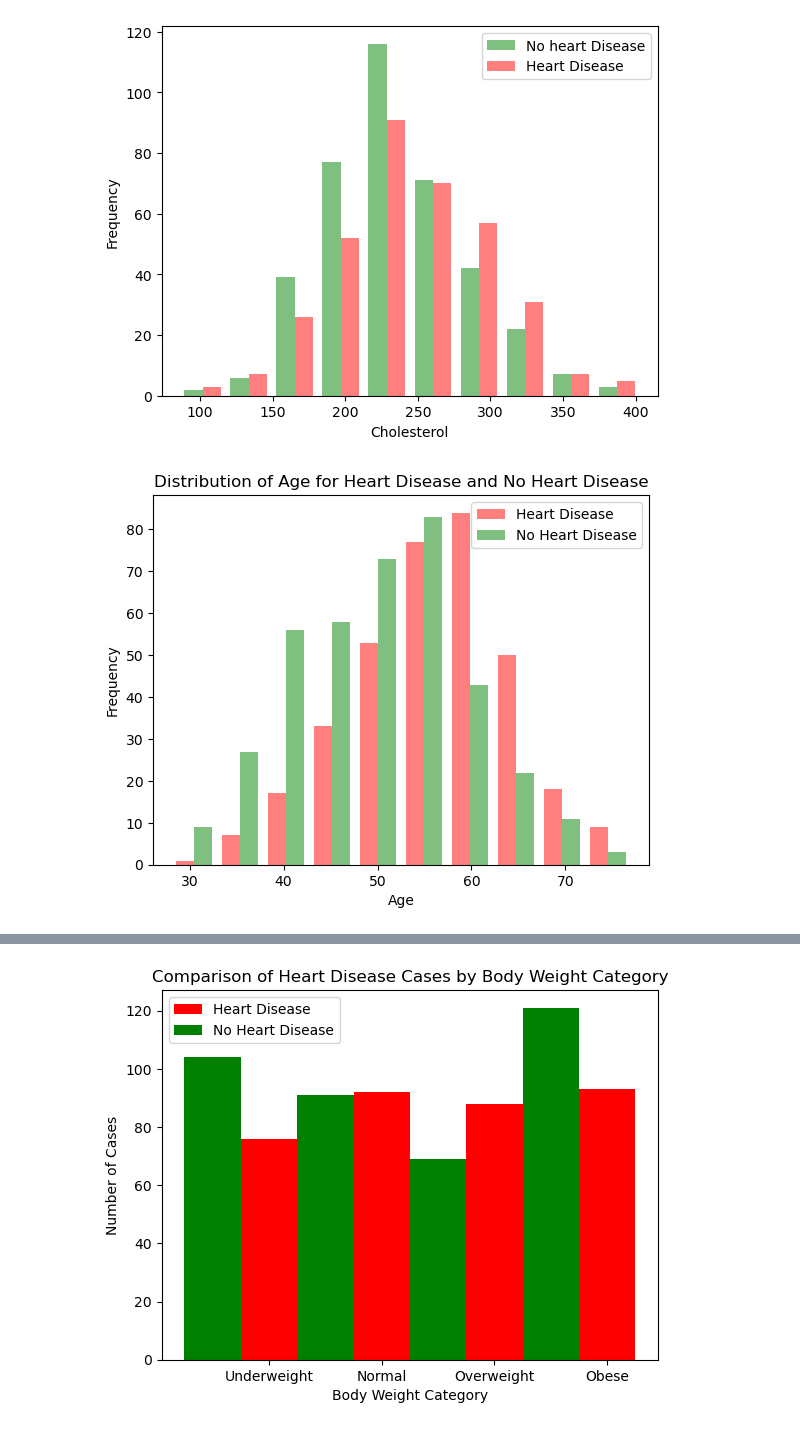
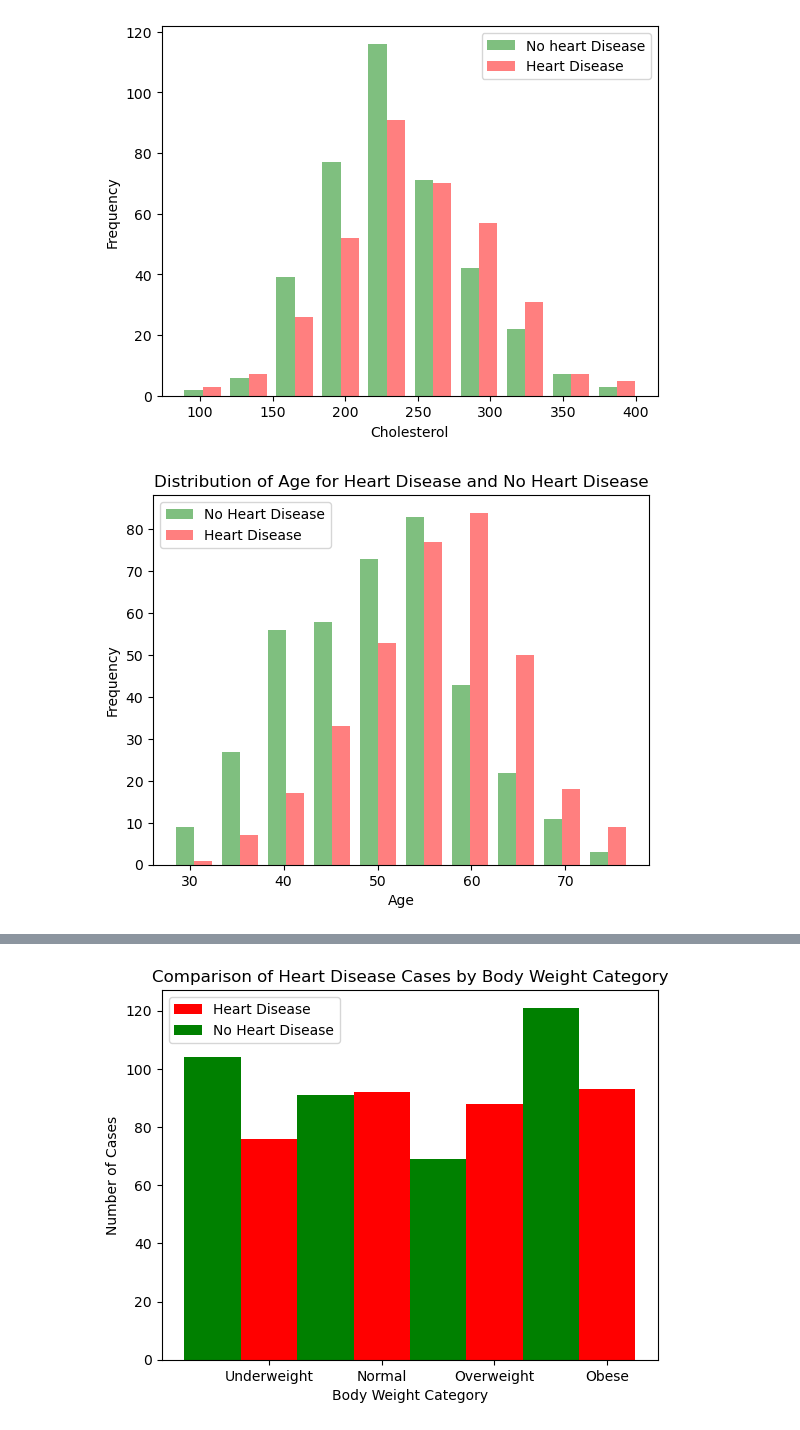
Before and after one commit to TJ-Abbing/Data-Science, a Jupyter notebook: OP-2/assignments/final/Final-assignment.ipynb, the cells around one changed output, grey strips where cells are left out. Drawn from its saved outputs; the diff is of its cells as text; code cells hidden in the pictures.

Commit message:
Updated: bar order during visualization.

```diff
--- a/OP-2/assignments/final/Final-assignment.ipynb
+++ b/OP-2/assignments/final/Final-assignment.ipynb
@@ -262,28 +262,28 @@ plt.show()
 # %%
 # Explore the relation between the "Age" and "HeartDisease" columns using a histogram with side-by-side bars.
 
 # Filter the dataframe for heart disease cases and non-heart disease cases.
 heart_disease = df[df['HeartDisease'] == 1]['Age']
 no_heart_disease = df[df['HeartDisease'] == 0]['Age']
 
 # Set the number of bins for the histogram.
 bins = 10
 
 # Create a single histogram with side-by-side bars.
-plt.hist([heart_disease, no_heart_disease], bins=bins, alpha=0.5, label=['Heart Disease', 'No Heart Disease'], color=['red', 'green'])
+plt.hist([no_heart_disease, heart_disease], bins=bins, alpha=0.5, label=['No Heart Disease', 'Heart Disease'], color=['green', 'red'])
 
 # Add labels and title to the histogram.
 plt.xlabel('Age')
 plt.ylabel('Frequency')
 plt.title('Distribution of Age for Heart Disease and No Heart Disease')
 
 # Add legend to the histogram.
 plt.legend()
 
 # Show the plot.
 plt.show()
 
 # From the looks of it, there seems to also be a relation between age and heart disease. Older people seem to be more prone to heart disease.
 # %% [output]
-[figure, old version]
+[figure, new version]
 # %%
```
Also changed, not shown: parts of 2 cells of this notebook, 1 other file.
